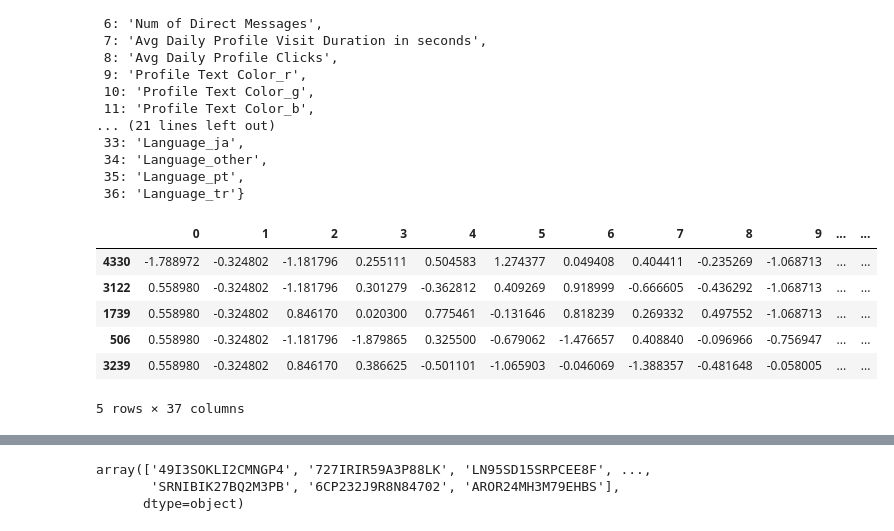
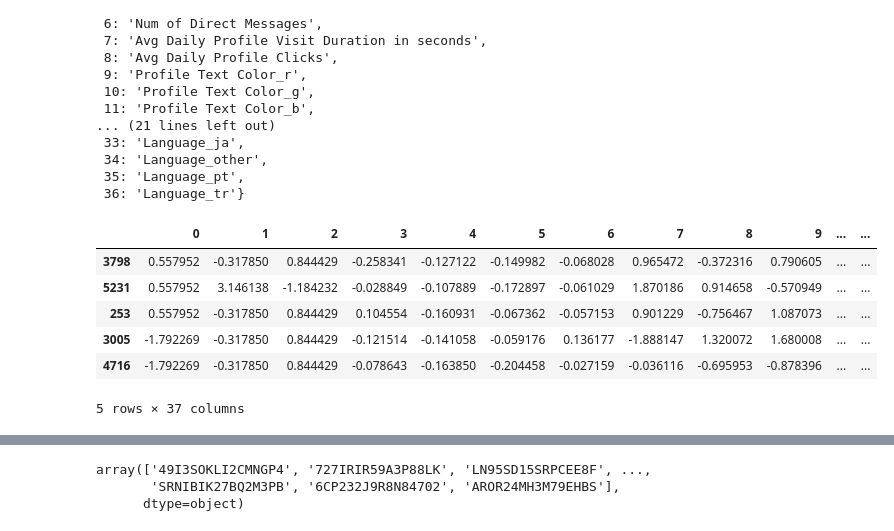
Before and after one commit to aelimame/DataScienceProject, a Jupyter notebook: Notebook-Experiences.ipynb, the cells around one changed output, grey strips where cells are left out. Saved outputs shown, nothing was run; the diff lists cells and outputs as text; code cells hidden in the pictures.

```diff
--- a/Notebook-Experiences.ipynb
+++ b/Notebook-Experiences.ipynb
@@ -124,9 +125,9 @@ train_profiles_ids, valid_profiles_ids = train_test_split(all_profiles_ids_list,
 
 # TODO DEBUG using scaling for tests
 if use_scaling:
-    #sc_x = StandardScaler()
-    sc_x = PowerTransformer(method='box-cox', standardize=True) #StandardScaler()
-    pt_cox_y = PowerTransformer(method='box-cox', standardize=True) #StandardScaler()
+    sc_x = StandardScaler()
+    #sc_x = PowerTransformer(method='box-cox', standardize=True) #StandardScaler()
+    pt_cox_y = PowerTransformer(method='box-cox', standardize=False) #StandardScaler()
 
 # - Train: use train_profiles_ids
 train_X, train_y = load_x_y_from_loaders(images_loader=images_loader,
@@ -191,7 +192,7 @@ array([[<matplotlib.axes._subplots.AxesSubplot object at 0x...>]],
 orig_columns_names = text_data_loader.get_transformed_features().drop(columns =['Id', 'Num of Profile Likes']).columns.values
 columns_nbr = np.array(np.arange(train_X[TEXT_FEATURES_INPUT_NAME].shape[1]))
 col_dict = dict(zip(columns_nbr, orig_columns_names))#[{col_nbr: col_name} for col_nbr, col_name in zip(columns_nbr, orig_columns_names)]
-df = pd.DataFrame(data=train_X[TEXT_FEATURES_INPUT_NAME],    # values
+df_X = pd.DataFrame(data=train_X[TEXT_FEATURES_INPUT_NAME],    # values
                   columns=columns_nbr)
 # %%
 col_dict
@@ -214,14 +215,14 @@ col_dict
  35: 'Language_pt',
  36: 'Language_tr'}
 # %%
-df.sample(5)
+df_X.sample(5)
 # %% [output]
 |  | 0 | 1 | 2 | 3 | 4 | 5 | 6 | 7 | 8 | 9 | ... | ... |
-| 4330 | -1.788972 | -0.324802 | -1.181796 | 0.255111 | 0.504583 | 1.274377 | 0.049408 | 0.404411 | -0.235269 | -1.068713 | ... | ... |
-| 3122 | 0.558980 | -0.324802 | -1.181796 | 0.301279 | -0.362812 | 0.409269 | 0.918999 | -0.666605 | -0.436292 | -1.068713 | ... | ... |
-| 1739 | 0.558980 | -0.324802 | 0.846170 | 0.020300 | 0.775461 | -0.131646 | 0.818239 | 0.269332 | 0.497552 | -1.068713 | ... | ... |
-| 506 | 0.558980 | -0.324802 | -1.181796 | -1.879865 | 0.325500 | -0.679062 | -1.476657 | 0.408840 | -0.096966 | -0.756947 | ... | ... |
-| 3239 | 0.558980 | -0.324802 | 0.846170 | 0.386625 | -0.501101 | -1.065903 | -0.046069 | -1.388357 | -0.481648 | -0.058005 | ... | ... |
+| 3798 | 0.557952 | -0.317850 | 0.844429 | -0.258341 | -0.127122 | -0.149982 | -0.068028 | 0.965472 | -0.372316 | 0.790605 | ... | ... |
+| 5231 | 0.557952 | 3.146138 | -1.184232 | -0.028849 | -0.107889 | -0.172897 | -0.061029 | 1.870186 | 0.914658 | -0.570949 | ... | ... |
+| 253 | 0.557952 | -0.317850 | 0.844429 | 0.104554 | -0.160931 | -0.067362 | -0.057153 | 0.901229 | -0.756467 | 1.087073 | ... | ... |
+| 3005 | -1.792269 | -0.317850 | 0.844429 | -0.121514 | -0.141058 | -0.059176 | 0.136177 | -1.888147 | 1.320072 | 1.680008 | ... | ... |
+| 4716 | -1.792269 | -0.317850 | 0.844429 | -0.078643 | -0.163850 | -0.204458 | -0.027159 | -0.036116 | -0.695953 | -0.878396 | ... | ... |
 5 rows × 37 columns
 # %%
 feature_idx = 19
```
Also changed, not shown: parts of 36 cells of this notebook, 2 other files.
